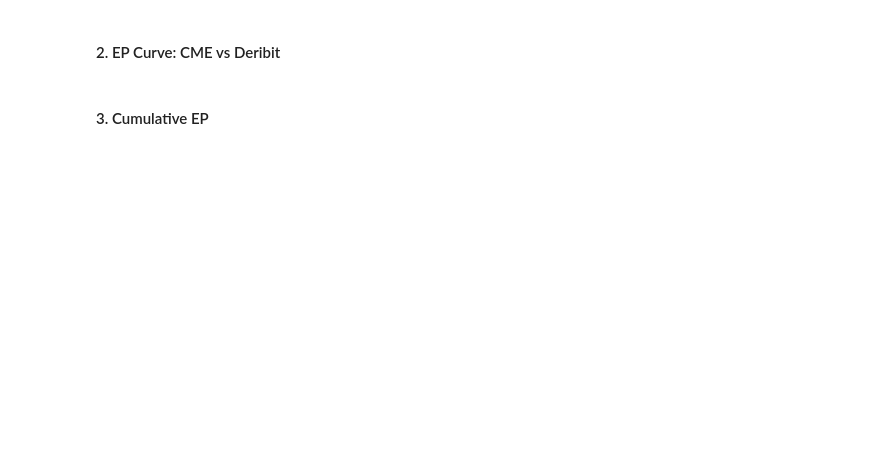
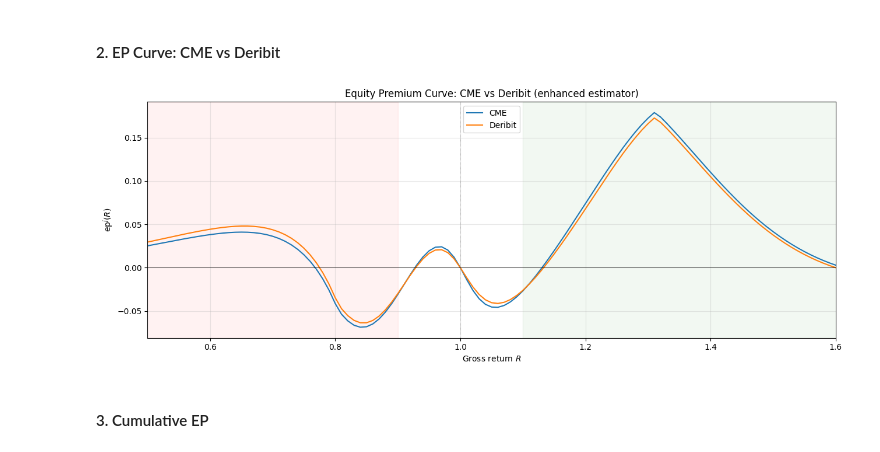
Before and after one commit to Lldelduca/bitcoin-risk-premia, a Jupyter notebook: notebooks/02_ep_decomposition.ipynb, the cells around one changed output. Cells and saved outputs as stored; diff of their text form; code cells hidden in the pictures; blank space fills up the shorter version.

```diff
--- a/notebooks/02_ep_decomposition.ipynb
+++ b/notebooks/02_ep_decomposition.ipynb
@@ -105,23 +118,25 @@ plt.show()
 # %% [markdown]
 #### 2. EP Curve: CME vs Deribit
 # %%
-ep_cme = (p_enh - q_cme) * R
-ep_der = (p_enh - q_der) * R
+ep_cme = (R - 1) * (p_enh - q_cme)
+ep_der = (R - 1) * (p_enh - q_der)
 
 fig, ax = plt.subplots(figsize=(13, 5))
 ax.plot(R_PLOT, np.interp(R_PLOT, R, ep_cme), 'C0-', lw=1.5, label='CME')
 ax.plot(R_PLOT, np.interp(R_PLOT, R, ep_der), 'C1-', lw=1.5, label='Deribit')
 ax.axhline(0, color='black', lw=0.5)
 ax.axvline(1.0, color='gray', lw=0.5, ls=':')
 ax.axvspan(R[0], 0.90, alpha=0.05, color='red')
 ax.axvspan(1.10, R[-1], alpha=0.05, color='green')
 ax.set_xlabel('Gross return $R$')
 ax.set_ylabel(r'$\mathrm{ep}^j(R)$')
 ax.set_xlim(0.5, 1.6)
 ax.set_title('Equity Premium Curve: CME vs Deribit (enhanced estimator)')
 ax.legend()
 plt.tight_layout()
 plt.show()
+# %% [output]
+[figure, added]
 # %% [markdown]
 #### 3. Cumulative EP
 # %%
```
Also changed, not shown: parts of 12 cells of this notebook, 15 other files.
